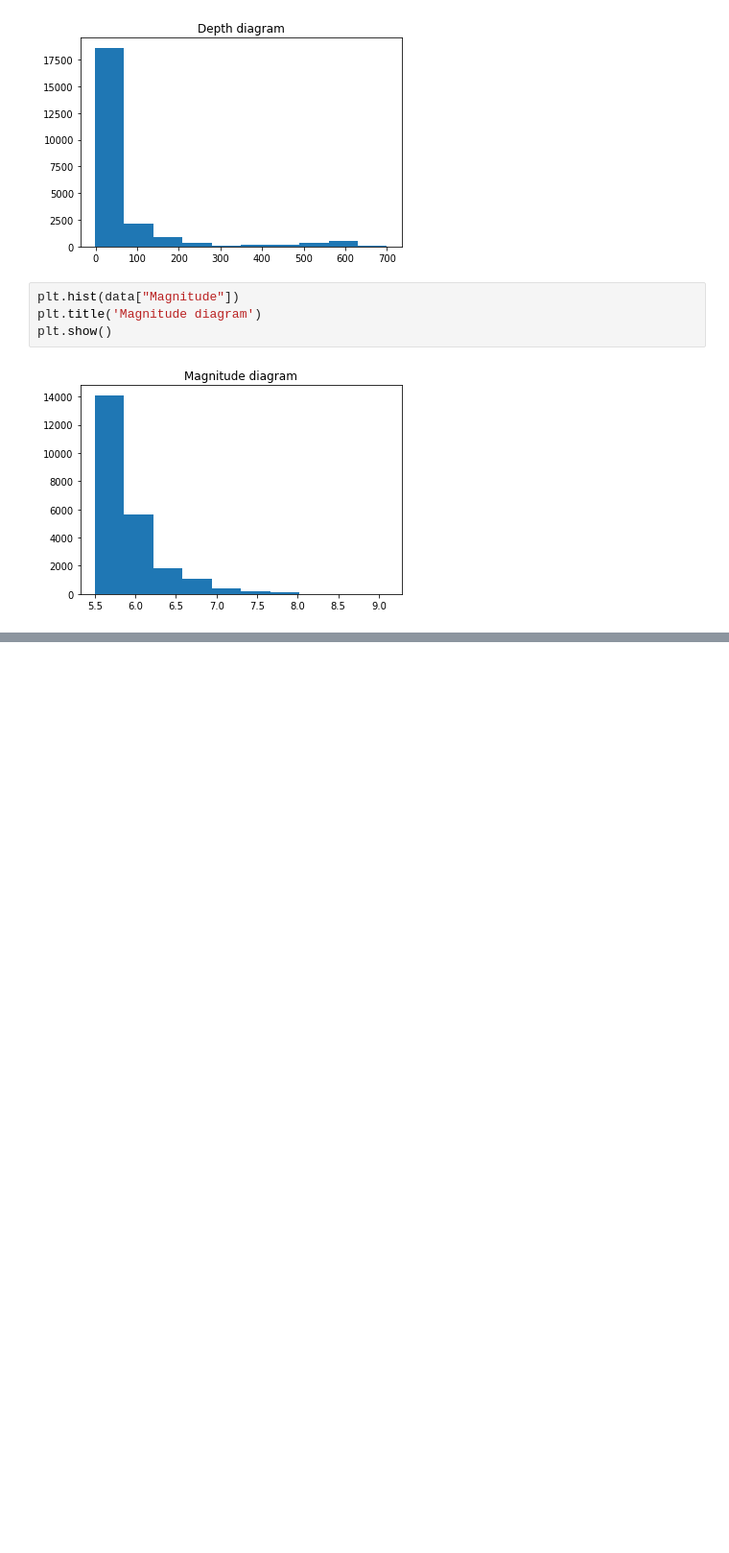
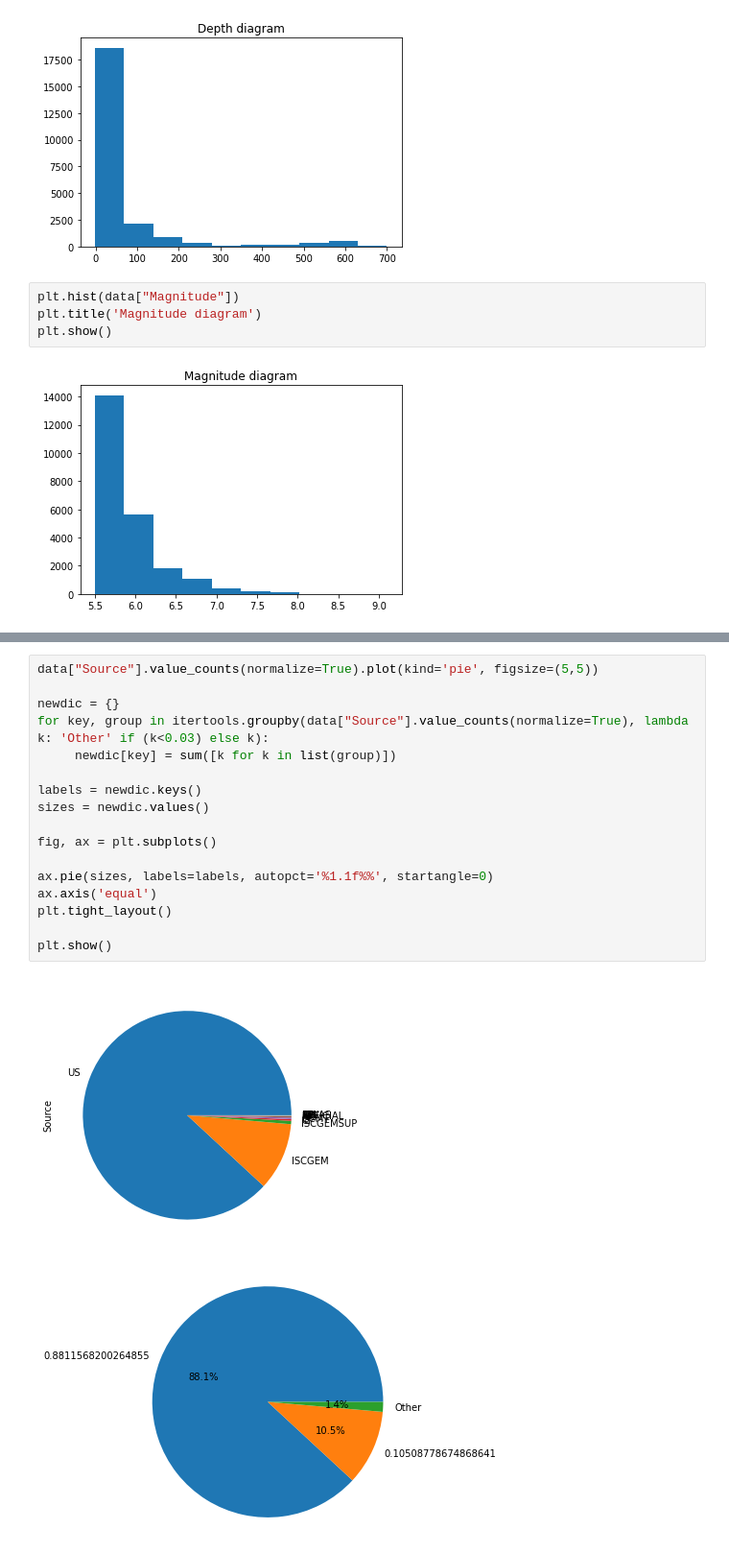
Before and after one commit to Pakopac/project_cloud_computing, a Jupyter notebook: EDA.ipynb, the cells around one changed output, grey strips where cells are left out. Shown at 96% size. Drawn from its saved outputs; the diff is of its cells as text; blank space fills up the shorter version.

```diff
--- a/EDA.ipynb
+++ b/EDA.ipynb
@@ -144,0 +172,20 @@ for i in data["Type"].value_counts(normalize=True):
+# %%
+data["Source"].value_counts(normalize=True).plot(kind='pie', figsize=(5,5))
+
+newdic = {}
+for key, group in itertools.groupby(data["Source"].value_counts(normalize=True), lambda k: 'Other' if (k<0.03) else k):
+     newdic[key] = sum([k for k in list(group)])
+
+labels = newdic.keys()
+sizes = newdic.values()
+
+fig, ax = plt.subplots()
+
+ax.pie(sizes, labels=labels, autopct='%1.1f%%', startangle=0)
+ax.axis('equal')
+plt.tight_layout()
+
+plt.show()
+# %% [output]
+[figure, added]
+[figure, added]
```
Also changed, not shown: parts of 13 cells of this notebook, 1 other file.
